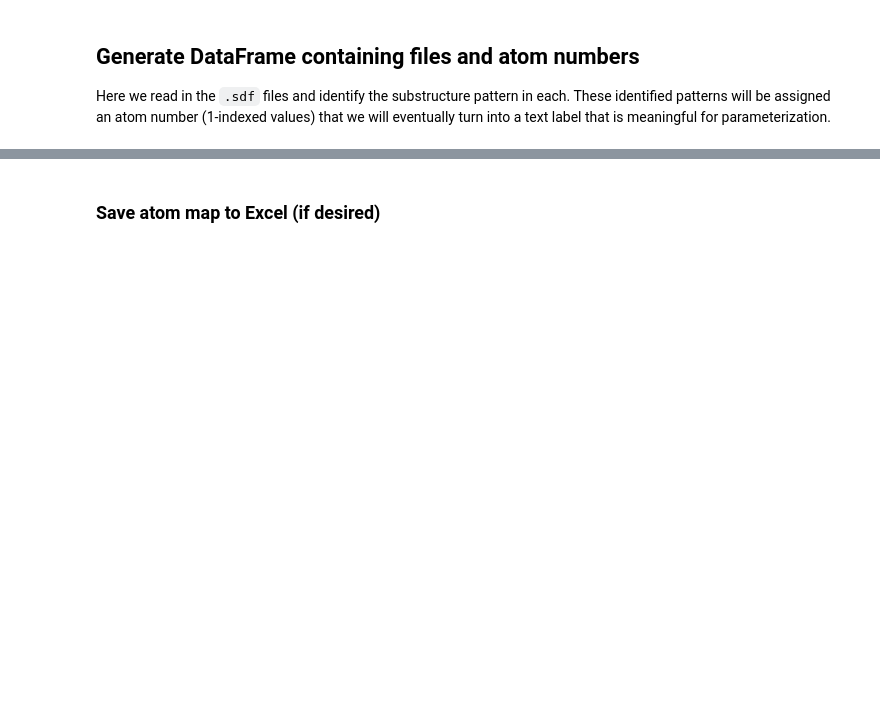
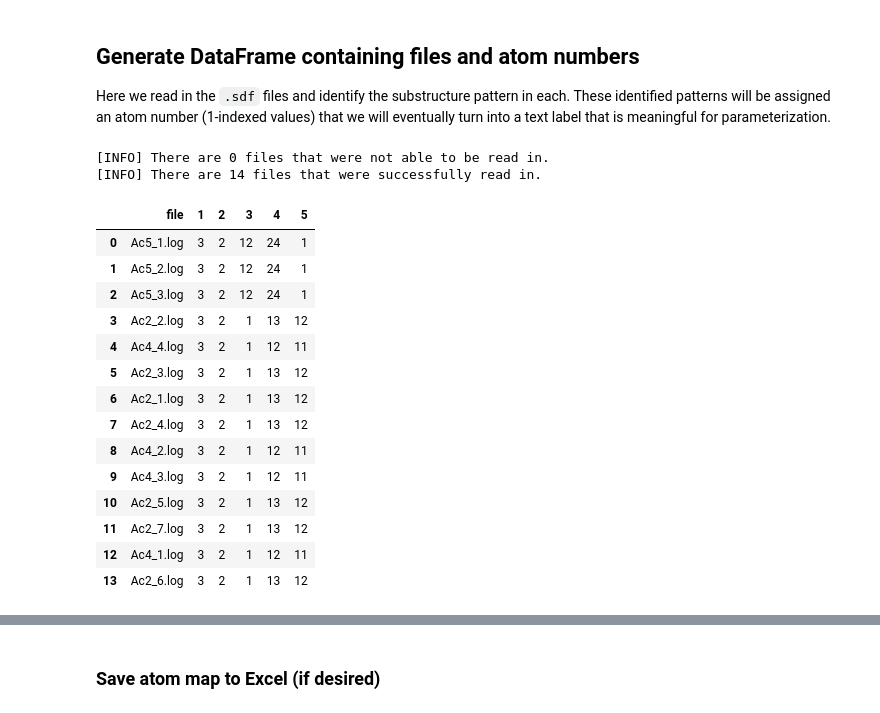
Before and after one commit to SigmanGroup/GetProperties, a Jupyter notebook: get_properties.ipynb, the cells around one changed output, grey strips where cells are left out. Cells and saved outputs as stored; diff of their text form; code cells hidden in the pictures; blank space fills up the shorter version.

```diff
--- a/get_properties.ipynb
+++ b/get_properties.ipynb
@@ -89,43 +102,55 @@ Here we read in the `.sdf` files and identify the substructure pattern in each.
 # %%
 # Get the atom maps in parallel
 with Pool(processes=procs) as p:
     results = p.starmap(_get_atom_map, zip(list(data.glob('*.mol')), itertools.repeat(substructure), itertools.repeat(debug)))
 
 failed_files = []
 new_results = []
 
 for item in results:
     if item[1] is None:
         print(f'[WARNING] {item[0].name} is not readable with RDKit or had multiple substructure matches. Does the .mol exist?: {item[0].with_suffix(".mol").exists()}')
         failed_files.append(item[0])
     else:
         new_results.append(item)
 
 # Place the atom numbers for the substructure for each log file into a dataframe
 prelim_df = pd.DataFrame(new_results)
-prelim_df.rename(columns={0: 'log_name'}, inplace=True)
-
-#prelim_df = pd.DataFrame([Path(x).with_suffix('.log').name for x in failed_files])
-#prelim_df.rename(columns={0: 'log_name'}, inplace=True)
-#display(prelim_df)
+prelim_df.rename(columns={0: FILE_COLUMN_NAME}, inplace=True)
 
 # Save the prelim dataframe
 prelim_df.to_csv('prelim_df.csv')
 
 # Print the failed items
-if len(failed_files) == 0:
-    print(f'[INFO] All files were successfully read in.')
-else:
+if len(failed_files) != 0:
     failed_dir.mkdir(exist_ok=True)
     print(f'[INFO] Files that were not able to be read with RDKit.')
     for f in failed_files:
         print(f)
         shutil.move(f, failed_dir / f.name)
         shutil.move(f.with_suffix('.log'), failed_dir / f.with_suffix('.log').name)
 
-print(f'There are {len(failed_files)} failed files. There are {prelim_df.shape[0]} successfully read in files.')
+print(f'[INFO] There are {len(failed_files)} files that were not able to be read in.')
+print(f'[INFO] There are {prelim_df.shape[0]} files that were successfully read in.')
 display(prelim_df)
-display()
+# %% [output]
+[INFO] There are 0 files that were not able to be read in.
+[INFO] There are 14 files that were successfully read in.
+|  | file | 1 | 2 | 3 | 4 | 5 |
+| 0 | Ac5_1.log | 3 | 2 | 12 | 24 | 1 |
+| 1 | Ac5_2.log | 3 | 2 | 12 | 24 | 1 |
+| 2 | Ac5_3.log | 3 | 2 | 12 | 24 | 1 |
+| 3 | Ac2_2.log | 3 | 2 | 1 | 13 | 12 |
+| 4 | Ac4_4.log | 3 | 2 | 1 | 12 | 11 |
+| 5 | Ac2_3.log | 3 | 2 | 1 | 13 | 12 |
+| 6 | Ac2_1.log | 3 | 2 | 1 | 13 | 12 |
+| 7 | Ac2_4.log | 3 | 2 | 1 | 13 | 12 |
+| 8 | Ac4_2.log | 3 | 2 | 1 | 12 | 11 |
+| 9 | Ac4_3.log | 3 | 2 | 1 | 12 | 11 |
+| 10 | Ac2_5.log | 3 | 2 | 1 | 13 | 12 |
+| 11 | Ac2_7.log | 3 | 2 | 1 | 13 | 12 |
+| 12 | Ac4_1.log | 3 | 2 | 1 | 12 | 11 |
+| 13 | Ac2_6.log | 3 | 2 | 1 | 13 | 12 |
 # %% [markdown]
 ## Rename columns to user-interpretable labels
 
```
Also changed, not shown: parts of 24 cells of this notebook, 33 other files.
